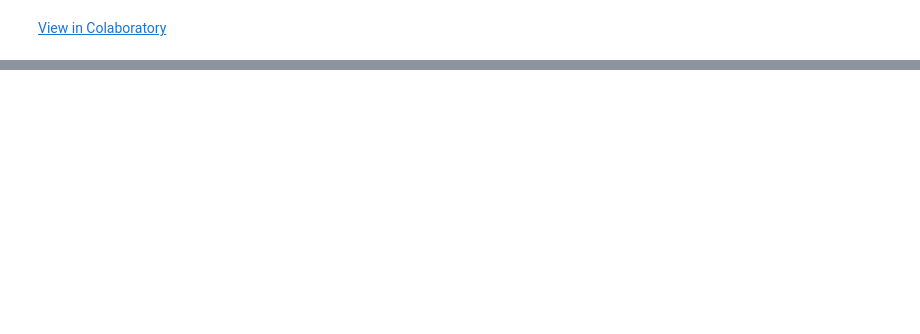
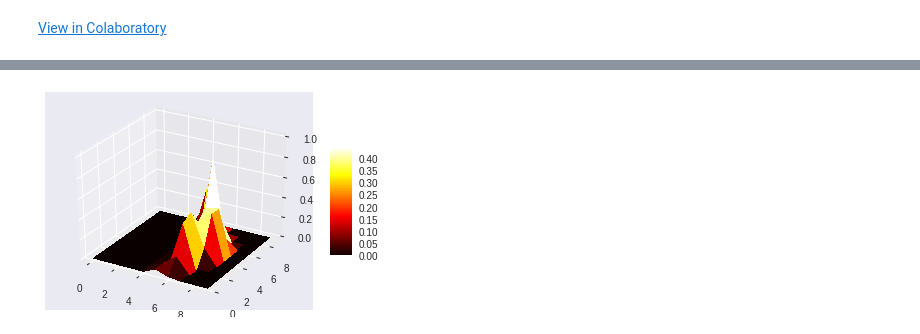
Before and after one commit to NeerajGulia/Simple-eye-detection-tests-ML, a Jupyter notebook: Hello,_Colaboratory.ipynb, the cells around one changed output, grey strips where cells are left out. Drawn from its saved outputs; the diff is of its cells as text; code cells hidden in the pictures; blank space fills up the shorter version.

```diff
--- a/Hello,_Colaboratory.ipynb
+++ b/Hello,_Colaboratory.ipynb
@@ -120,0 +156,55 @@ plt.grid(False)
+# %%
+# l_a_correlation_arr=[]
+# l_b_correlation_arr=[]
+# a_b_correlation_arr=[]
+# correlation_collection=[l_a_correlation_arr,l_b_correlation_arr,a_b_correlation_arr]
+# image_paths= glob.glob("full_fire_images/*.jpg")
+
+# for image_path in image_paths:
+#   M1= np.zeros((10,10))
+#   M2= np.zeros((10,10))
+#   M3= np.zeros((10,10))
+#   image1= cv2.cvtColor(plt.imread(image_path), cv2.COLOR_RGB2LAB)
+#   h, w= image1.shape[0], image1.shape[1]
+#   for i in range(h):
+#     for j in range(w):
+#       l,a,b= image1[i,j,0]*10//256, image1[i,j,1]*10//256, image1[i,j,2]*10//256
+#       M1[l,a]+=1
+#       M2[l,b]+=1
+#       M3[a,b]+=1
+
+#   Mat_collection=[M1,M2,M3]
+#   for k in range(3):
+#     maximum= np.max(Mat_collection[k])
+#     minimum= np.min(Mat_collection[k])
+#     rng= maximum-minimum
+
+#     for i in range(10):
+#       for j in range(10):
+#         Mat_collection[k][i,j]= (Mat_collection[k][i,j]-minimum)/rng
+#     correlation_collection[k].append(Mat_collection[k])
+
+# for i in range(3):
+#   mat_sum=np.zeros((10,10))
+#   mat_arr= correlation_collection[i]
+#   print(len(mat_arr))
+#   for arr in mat_arr:
+#     mat_sum+= arr
+#   correlation_collection[i]= mat_sum/len(mat_arr)
+
+
+from mpl_toolkits.mplot3d import Axes3D
+
+X = np.arange(0, 10)
+Y = np.arange(0, 10)
+X, Y = np.meshgrid(X, Y)
+
+Z = correlation_collection[0]
+fig = plt.figure()
+ax = fig.gca(projection='3d')
+surf = ax.plot_surface(X, Y, Z, rstride=1, cstride=1, cmap='hot', linewidth=0, antialiased=False)
+ax.set_zlim(0, 1.01)
+fig.colorbar(surf, shrink=0.5, aspect=5)
+plt.show()
+# %% [output]
+[figure, added]
```
Also changed, not shown: parts of 7 cells of this notebook.
